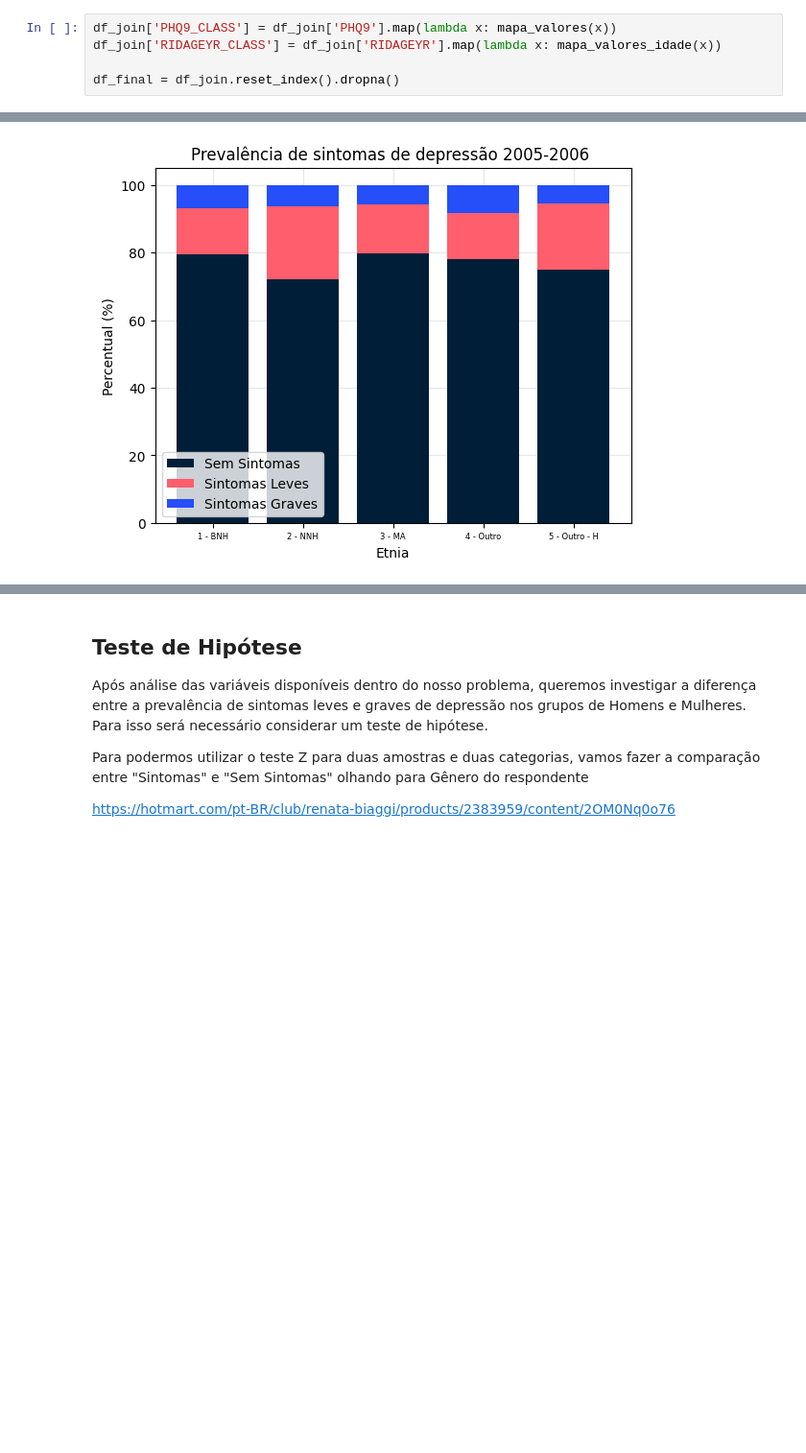
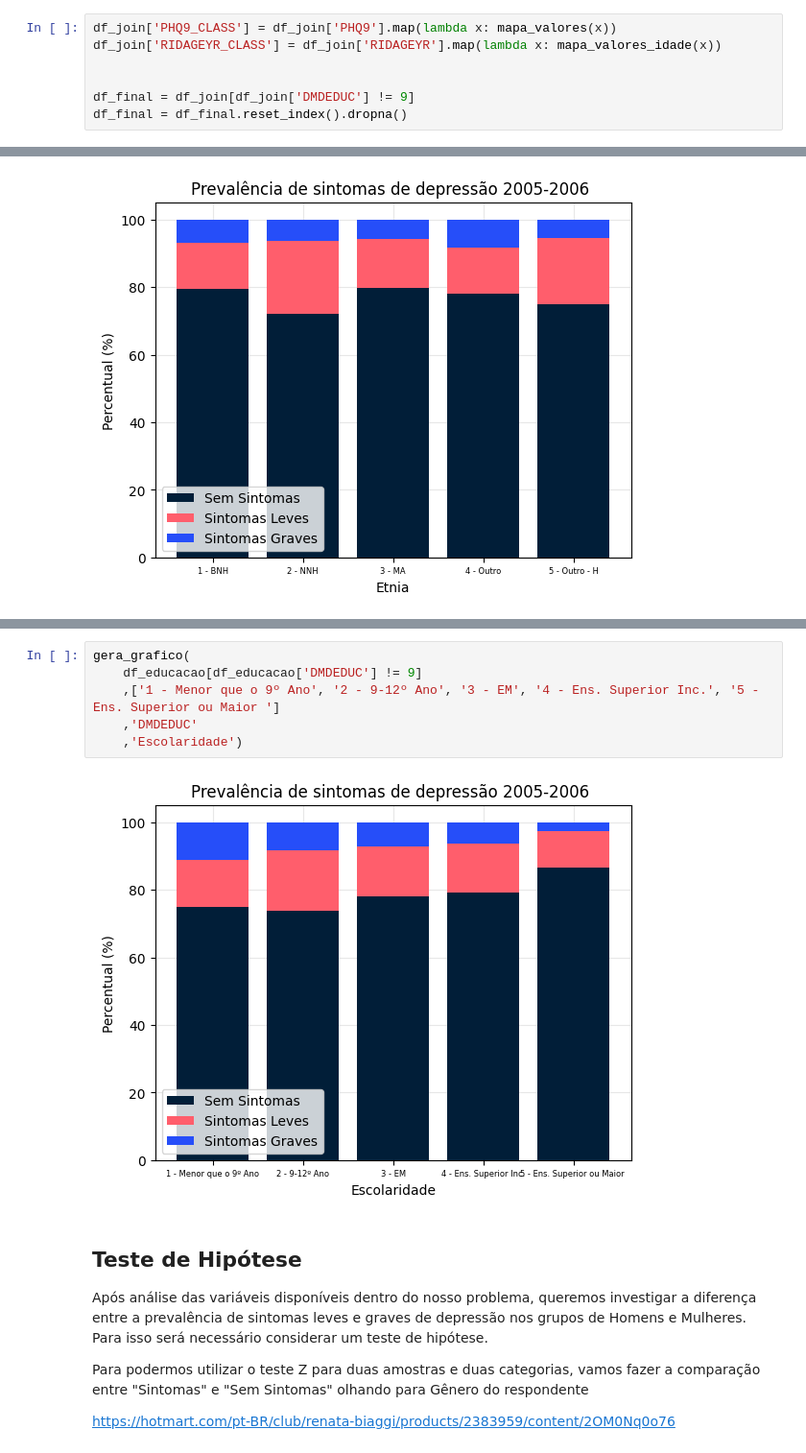
Before and after one commit to LuizAlbino/nhnes-data-project, a Jupyter notebook: main-notebook.ipynb, the cells around one changed output, grey strips where cells are left out. Shown: that part at 96% size. Saved outputs shown, nothing was run; the diff lists cells and outputs as text; blank space fills up the shorter version.

```diff
--- a/main-notebook.ipynb
+++ b/main-notebook.ipynb
@@ -289,7 +292,9 @@ df_join['PHQ9'] = df_join['DPQ010'] + df_join['DPQ020'] + df_join['DPQ030'] + df
 df_join['PHQ9_CLASS'] = df_join['PHQ9'].map(lambda x: mapa_valores(x))
 df_join['RIDAGEYR_CLASS'] = df_join['RIDAGEYR'].map(lambda x: mapa_valores_idade(x))
 
-df_final = df_join.reset_index().dropna()
+
+df_final = df_join[df_join['DMDEDUC'] != 9]
+df_final = df_final.reset_index().dropna()
 # %% [markdown]
 <h2> Análise univariada: </h2>
 
@@ -345,3 +398,11 @@ gera_grafico(df_renda, ['1' , '2', '3', '4','5','6','7','8','9','10','11','12','
+# %%
+gera_grafico(
+    df_educacao[df_educacao['DMDEDUC'] != 9]
+    ,['1 - Menor que o 9º Ano', '2 - 9-12º Ano', '3 - EM', '4 - Ens. Superior Inc.', '5 - Ens. Superior ou Maior ']
+    ,'DMDEDUC'
+    ,'Escolaridade')
+# %% [output]
+[figure, added]
 # %% [markdown]
 <h2> Teste de Hipótese </h2>
 
```
Also changed, not shown: parts of 11 cells of this notebook.
